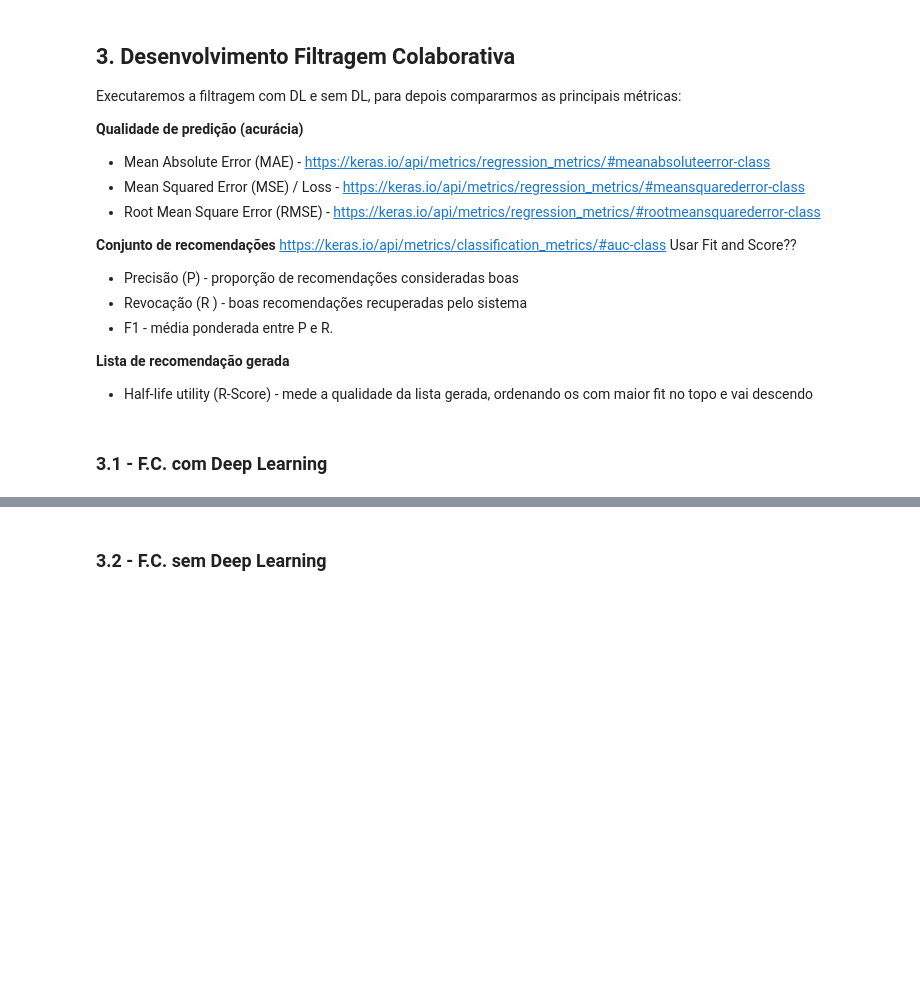
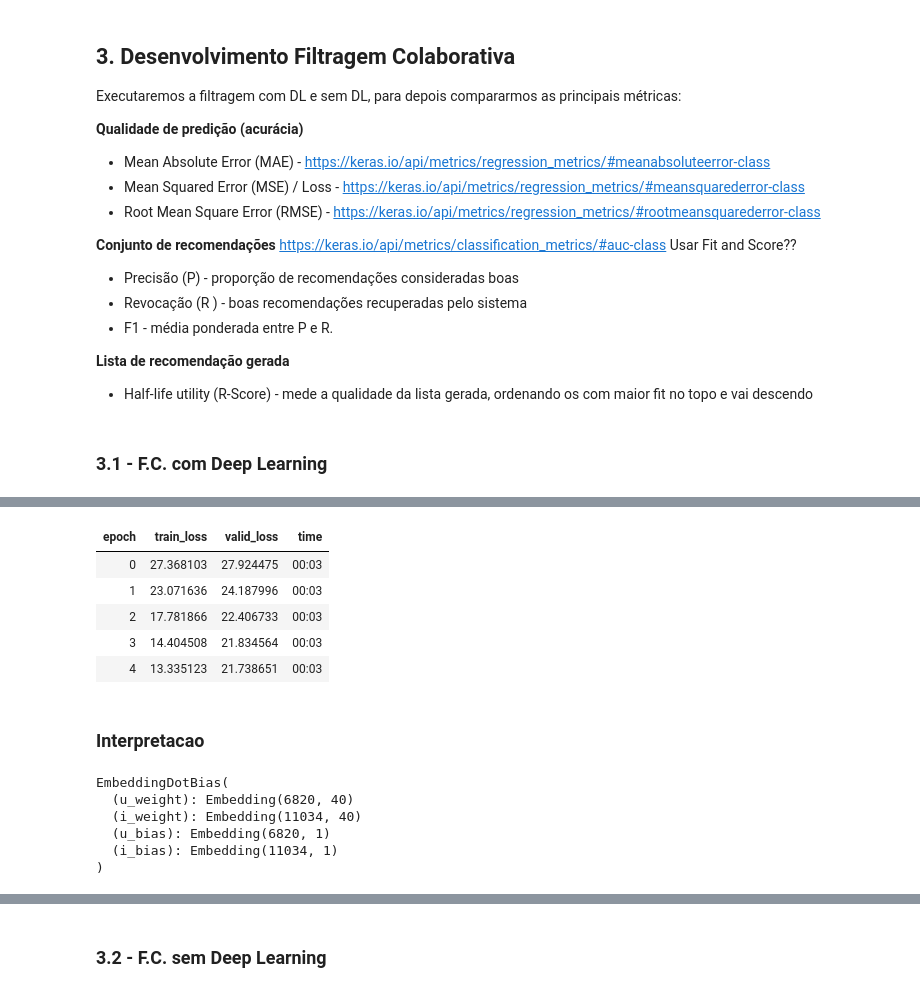
Before and after one commit to vivitc/deep-learning-books, a Jupyter notebook: Trabalho_DL_Books.ipynb, the cells around one changed output, grey strips where cells are left out. Saved outputs shown, nothing was run; the diff lists cells and outputs as text; code cells hidden in the pictures; blank space fills up the shorter version.

```diff
--- a/Trabalho_DL_Books.ipynb
+++ b/Trabalho_DL_Books.ipynb
@@ -671,0 +741,9 @@ Usar Fit and Score??
+# %%
+learn.fit_one_cycle(5, 5e-3)
+# %% [output]
+| epoch | train_loss | valid_loss | time |
+| 0 | 27.368103 | 27.924475 | 00:03 |
+| 1 | 23.071636 | 24.187996 | 00:03 |
+| 2 | 17.781866 | 22.406733 | 00:03 |
+| 3 | 14.404508 | 21.834564 | 00:03 |
+| 4 | 13.335123 | 21.738651 | 00:03 |
@@ -671,0 +752,13 @@ Usar Fit and Score??
+# %% [markdown]
+### Interpretacao
+# %%
+# Configuracao
+learn.load('dotprod');
+learn.model
+# %% [output]
+EmbeddingDotBias(
+  (u_weight): Embedding(6820, 40)
+  (i_weight): Embedding(11034, 40)
+  (u_bias): Embedding(6820, 1)
+  (i_bias): Embedding(11034, 1)
+)
```
Also changed, not shown: parts of 47 cells of this notebook.
